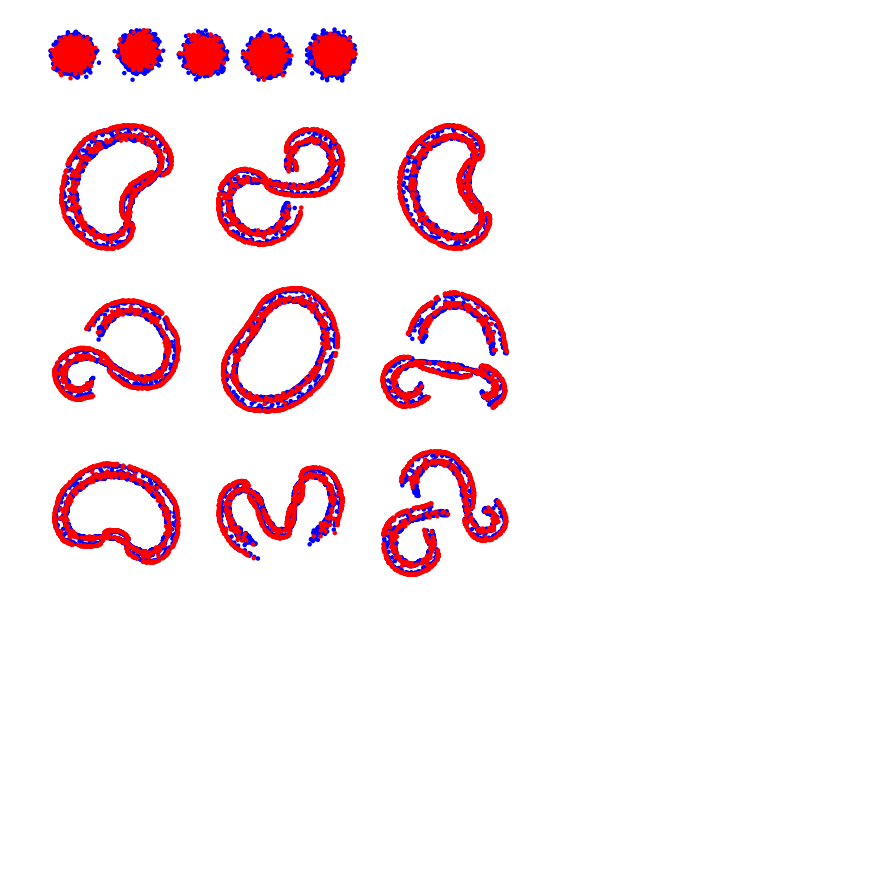
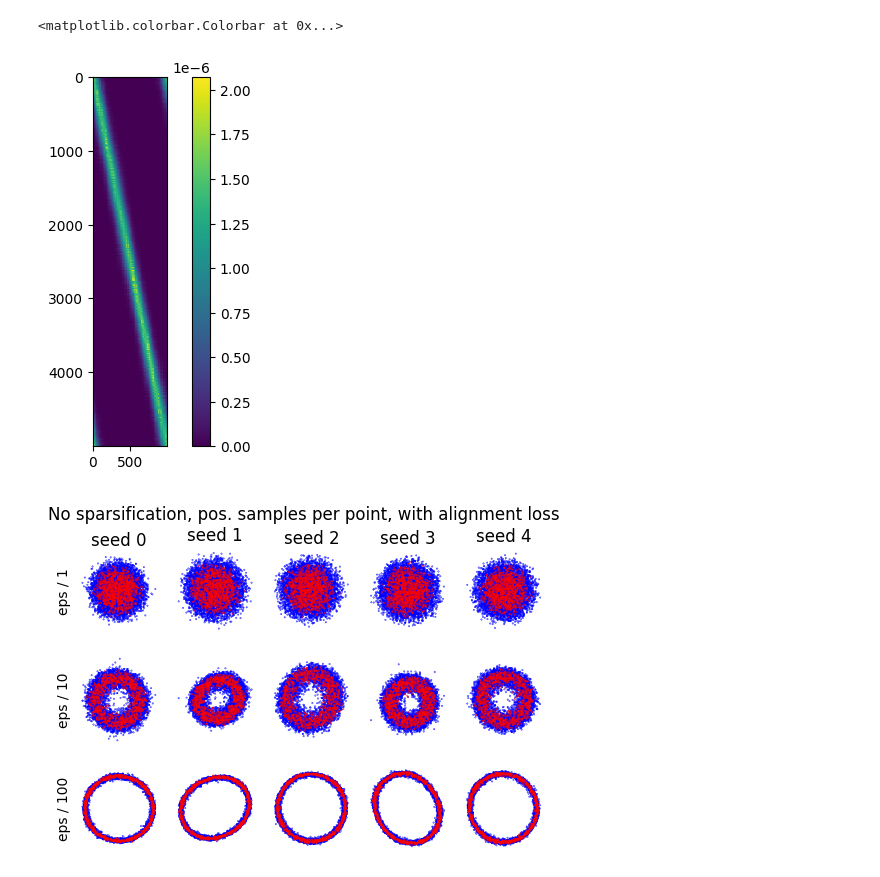
Before and after one commit to NDR-lab/ot-tsne, a Jupyter notebook: notebooks/fig1.ipynb, the cells around one changed output. Cells and saved outputs as stored; diff of their text form; code cells hidden in the pictures; blank space fills up the shorter version.

```diff
--- a/notebooks/fig1.ipynb
+++ b/notebooks/fig1.ipynb
@@ -12,0 +95,17 @@ The autoreload extension is already loaded. To reload it, use:
+# %%
+# plan with low eps is effectively sparse
+eps_times = 100
+sparsify = None # "topk" # None # "topk" # None
+
+seed = 0
+t=0
+filename = os.path.join(res_path,
+                            f"{dataset}_seed_{seed}_epstimes_{eps_times}_sparsify_{sparsify}_dim_{embd_dim}_EOT_t_{t}.npz")
+a = np.load(os.path.join(res_path, filename))
+P = a["P_sparse"]
+
+plt.imshow(P.T, interpolation="none")
+plt.colorbar()
+# %% [output]
+<matplotlib.colorbar.Colorbar at 0x...>
+[figure, added]
@@ -41,45 +128,28 @@ colors =  ["r"]*n0 + ["b"]*n1
-# %%
-embds = []
-
-for seed in seeds:
-    filename = os.path.join(res_path,
-                        f"{dataset}_seed_{seed}_epstimes_{eps_times}_sparsify_{sparsify}_dim_{embd_dim}_init_{init_str}"+
-                        f"_scale_{init_scale}_bs_{batch_size}_m_{negative_samples}_epochs_{n_epochs}"+
-                        f"_loss_{loss_mode}_align_{alignment}_sample_pos_{sample_pos}.npz")
-    a = np.load(os.path.join(res_path, filename))
-    embds.append(a["embd"])
-# %%
-fig, ax = plt.subplots(1, len(seeds), figsize=(4, 4))
-
-for seed in seeds:
-    plot_aligned_embedding(embds[seed][::-1],
-                           n0,
-                           color =colors[::-1],
-                           fig_name=None,
-                           shuffle=True,
-                           ax=ax[seed],
-                           )
-# %% [output]
-[figure, removed]
 # %%
-eps_times_list = [1, 10, 100]
 
-fig, ax = plt.subplots(len(seeds), len(eps_times_list), figsize=(6, 6))
+fig, ax = plt.subplots(len(eps_times_list),len(seeds), figsize=(6, 4))
 
-for i, seed in enumerate(seeds):
-    for j, eps_times in enumerate(eps_times_list):
+for j, seed in enumerate(seeds):
+    for i, eps_times in enumerate(eps_times_list):
         filename = os.path.join(res_path,
                             f"{dataset}_seed_{seed}_epstimes_{eps_times}_sparsify_{sparsify}_dim_{embd_dim}_init_{init_str}"+
                             f"_scale_{init_scale}_bs_{batch_size}_m_{negative_samples}_epochs_{n_epochs}"+
                             f"_loss_{loss_mode}_align_{alignment}_sample_pos_{sample_pos}.npz")
         a = np.load(os.path.join(res_path, filename))
         embd = a["embd"]
         plot_aligned_embedding(embd[::-1],
                                n0,
                                color =colors[::-1],
-                               fig_name=None,
                                shuffle=False,
                                ax=ax[i, j],
+                               s=0.1,
                                )
+        if i == 0:
+            ax[i, j].set_title(f"seed {seed}")
+        if j == 0:
+            ax[i, j].text(s=f"eps / {eps_times}", rotation="vertical", va="center", ha="right", x=-0.1, y=0.5, transform=ax[i, j].transAxes)
+
+fig.suptitle("No sparsification, pos. samples per point, with alignment loss")
+fig.savefig(os.path.join(fig_path, "fig1_per_point_sampling.png"))
 # %% [output]
-[figure, old version]
+[figure, new version]
```
Also changed, not shown: parts of 55 cells of this notebook, 6 other files.
